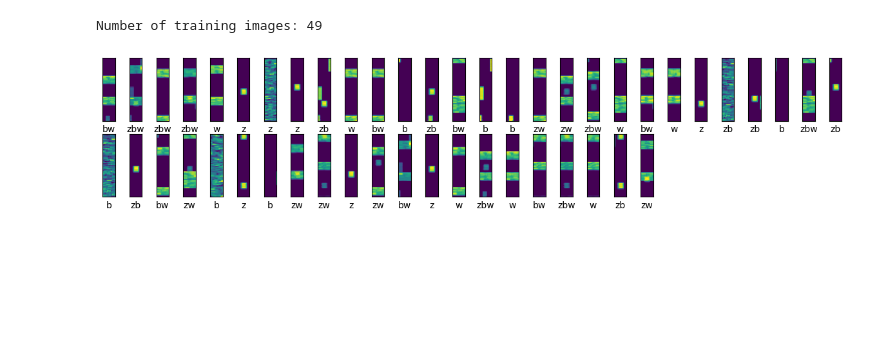
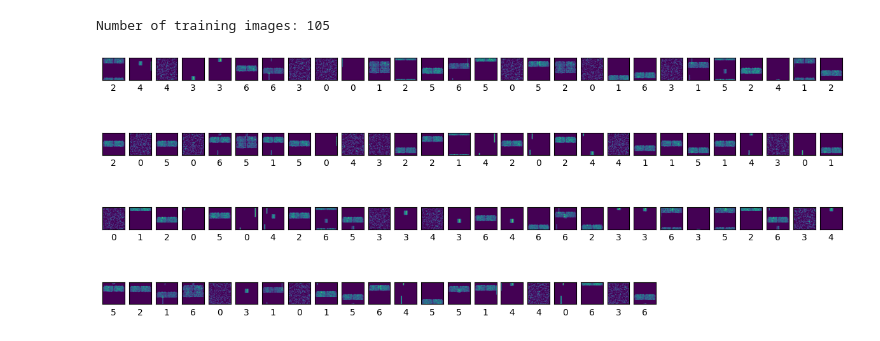
Before and after one commit to sds100/TinyMLSpectrumSensing, a Jupyter notebook: cnn.ipynb, the cells around one changed output. Cells and saved outputs as stored; diff of their text form; code cells hidden in the pictures; blank space fills up the shorter version.

```diff
--- a/cnn.ipynb
+++ b/cnn.ipynb
@@ -54,48 +55,49 @@ spectrograms: Dict[str, Spectrogram] = {key: create_spectrogram(frame, fs) for k
 
 np.random.seed(42)
 
-training_data: list[(str, npt.NDArray[int])] = []
+training_data: [(int, npt.NDArray[npt.NDArray[np.float32]])] = []
 
 downsample_resolution = 60
 
 K = 3
-L = 16
-D = 4
+L = 1
+D = 1
 
-for (label, spec) in spectrograms.items():
+for (class_index, (label, spec)) in enumerate(spectrograms.items()):
     middle: int = len(spec.values) // 2
     start_freq: int = middle - 30
     end_freq: int = middle + 30
 
     spec = take_frequencies(spec, start_freq, end_freq)
 
-    slices = split_spectrogram(spec, duration=1000)
+    slices = split_spectrogram(spec, duration=500)
 
     downsampled_slices = [downsample_spectrogram(s.values, downsample_resolution) for s in slices]
     augmented_slices = [augment_spectrogram(s, K, L, D) for s in downsampled_slices]
 
     painted_slices = [paint_spectrogram(original, augmented) for (original, augmented) in
                       list(zip(downsampled_slices, augmented_slices))]
 
     digitized_slices = [digitize_spectrogram(s, 256) for s in augmented_slices]
 
     for s in digitized_slices:
-        training_data.append((label, s))
+        training_data.append((class_index, s))
 
+training_data = np.array(training_data, dtype=tuple)
 np.random.shuffle(training_data)
 
 print(f"Number of training images: {len(training_data)}")
 
 plt.figure(figsize=(15, 15))
 for i in range(len(training_data)):
     (label, image) = training_data[i]
     plt.subplot(10, 28, i + 1)
     plt.xticks([])
     plt.yticks([])
     plt.grid(False)
     plt.imshow(image)
     plt.xlabel(label)
 plt.show()
 # %% [output]
-Number of training images: 49
+Number of training images: 105
-[figure, old version]
+[figure, new version]
```
Also changed, not shown: parts of 3 cells of this notebook, 1 other file.
